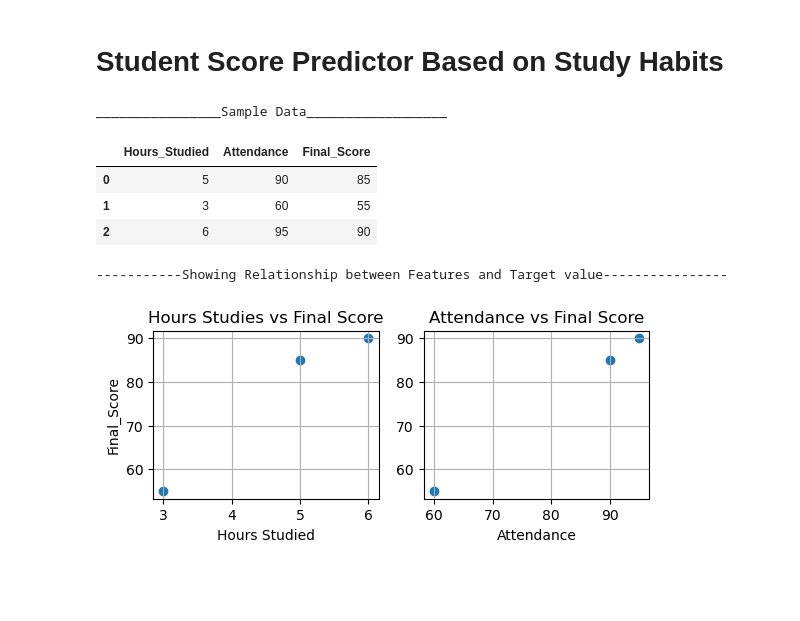
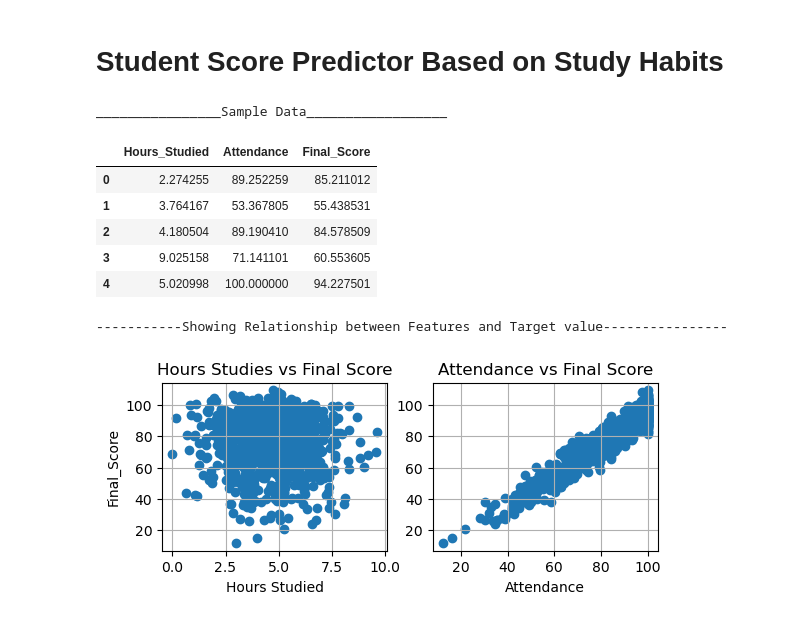
Before and after one commit to theashitranjan/Student_Score_Predictor_Based_On_Study_Habits, a Jupyter notebook: Student_Score_Predictor.ipynb, the cells around one changed output. Drawn from its saved outputs; the diff is of its cells as text; code cells hidden in the pictures; blank space fills up the shorter version.

```diff
--- a/Student_Score_Predictor.ipynb
+++ b/Student_Score_Predictor.ipynb
@@ -13,15 +13,17 @@ from sklearn.metrics import mean_absolute_error, mean_squared_error # accuracy s
 from mpl_toolkits.mplot3d import Axes3D
 # %%
 # Loading the dataset
-df = pd.read_csv('student_scores.csv')
+df = pd.read_csv('positively_correlated_datasets.csv')
 print('________________Sample Data__________________')
 df.head() # Sample data
 # %% [output]
 ________________Sample Data__________________
 |  | Hours_Studied | Attendance | Final_Score |
-| 0 | 5 | 90 | 85 |
-| 1 | 3 | 60 | 55 |
-| 2 | 6 | 95 | 90 |
+| 0 | 2.274255 | 89.252259 | 85.211012 |
+| 1 | 3.764167 | 53.367805 | 55.438531 |
+| 2 | 4.180504 | 89.190410 | 84.578509 |
+| 3 | 9.025158 | 71.141101 | 60.553605 |
+| 4 | 5.020998 | 100.000000 | 94.227501 |
 # %%
 # Visualization using matplotlib
 
@@ -45,7 +47,7 @@ print('-----------Showing Relationship between Features and Target value--------
 plt.show()
 # %% [output]
 -----------Showing Relationship between Features and Target value----------------
-[figure, old version]
+[figure, new version]
 # %%
 # visualization using seaborn
 sns.pairplot(df)
```
Also changed, not shown: parts of 6 cells of this notebook, 1 other file.
